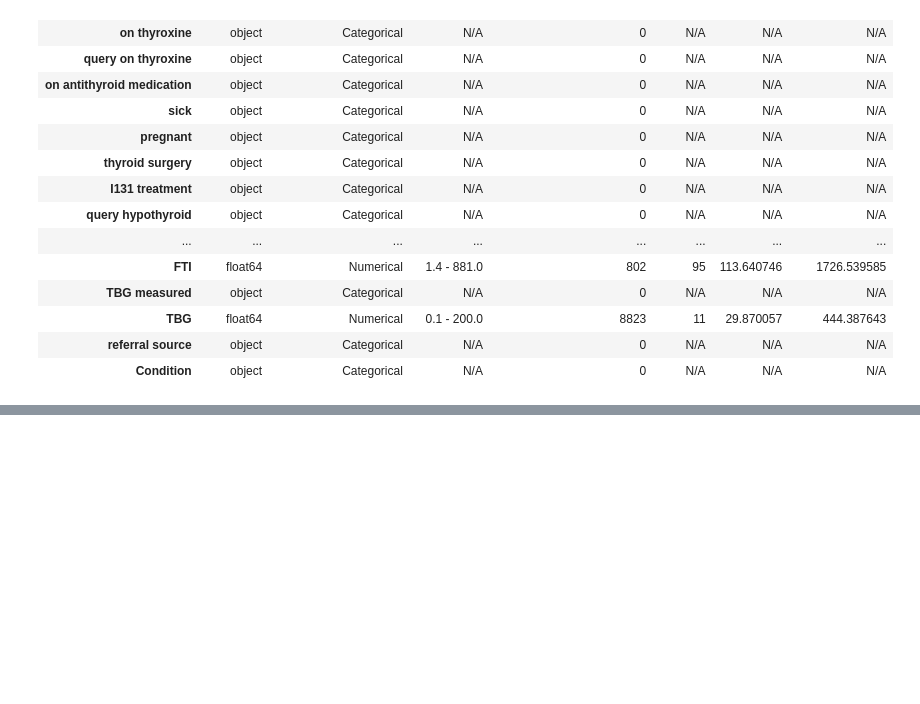
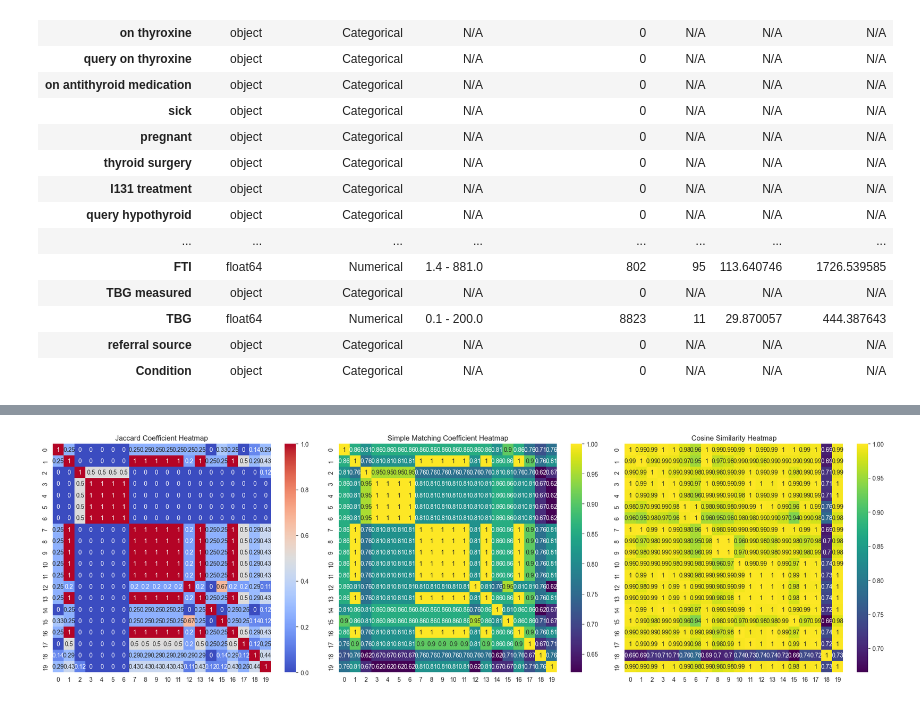
Before and after one commit to ajratnam/ML_LAB_24, a Jupyter notebook: Lab 02/Program.ipynb, the cells around one changed output, grey strips where cells are left out. Saved outputs shown, nothing was run; the diff lists cells and outputs as text; code cells hidden in the pictures; blank space fills up the shorter version.

```diff
--- a/Lab 02/Program.ipynb
+++ b/Lab 02/Program.ipynb
@@ -197,0 +346,59 @@ data
+# %%
+def calculate_similarity_matrices(data, num_rows):
+    """
+    Calculates Jaccard Coefficient (JC), Simple Matching Coefficient (SMC), and Cosine Similarity matrices for a subset of rows in a DataFrame.
+
+    Args:
+        data (pandas.DataFrame): The DataFrame containing the data.
+        num_rows (int): The number of rows to consider for similarity calculations.
+
+    Returns:
+        tuple: A tuple containing the JC, SMC, and Cosine Similarity matrices as NumPy arrays.
+    """
+    cols = [col for col in data.columns if len(set(data[col].values)) == 2]
+
+    def f(x, y, r1, r2):
+        return len([1 for i, j in zip(r1, r2) if i == x and j == y])
+
+    JC = lambda r1, r2: f(1, 1, r1, r2) / (f(1, 1, r1, r2) + f(0, 1, r1, r2) + f(1, 0, r1, r2))
+    SMC = lambda r1, r2: (f(1, 1, r1, r2) + f(0, 0, r1, r2)) / (f(1, 1, r1, r2) + f(0, 1, r1, r2) + f(1, 0, r1, r2) + f(0, 0, r1, r2))
+
+    jc_matrix = np.zeros((num_rows, num_rows))
+    smc_matrix = np.zeros((num_rows, num_rows))
+    cos_matrix = np.zeros((num_rows, num_rows))
+
+    for i in range(num_rows):
+        for j in range(num_rows):
+            fr1 = data.iloc[i]
+            fr2 = data.iloc[j]
+            r1, r2 = fr1[cols], fr2[cols]
+            jc = JC(r1, r2)
+            smc = SMC(r1, r2)
+            cos = np.dot(fr1, fr2) / (np.linalg.norm(fr1) * np.linalg.norm(fr2))
+
+            jc_matrix[i, j] = jc
+            smc_matrix[i, j] = smc
+            cos_matrix[i, j] = cos
+
+    return jc_matrix, smc_matrix, cos_matrix
+
+jc_matrix, smc_matrix, cos_matrix = calculate_similarity_matrices(thyroid_data, 20)
+
+plt.figure(figsize=(20, 6))
+
+plt.subplot(1, 3, 1)
+sns.heatmap(jc_matrix, annot=True, cmap='coolwarm')
+plt.title('Jaccard Coefficient Heatmap')
+
+plt.subplot(1, 3, 2)
+sns.heatmap(smc_matrix, annot=True, cmap='viridis')
+plt.title('Simple Matching Coefficient Heatmap')
+
+plt.subplot(1, 3, 3)
+sns.heatmap(cos_matrix, annot=True, cmap='viridis')
+plt.title('Cosine Similarity Heatmap')
+
+plt.tight_layout()
+plt.show()
+# %% [output]
+[figure, added]
```
Also changed, not shown: parts of 4 cells of this notebook.
